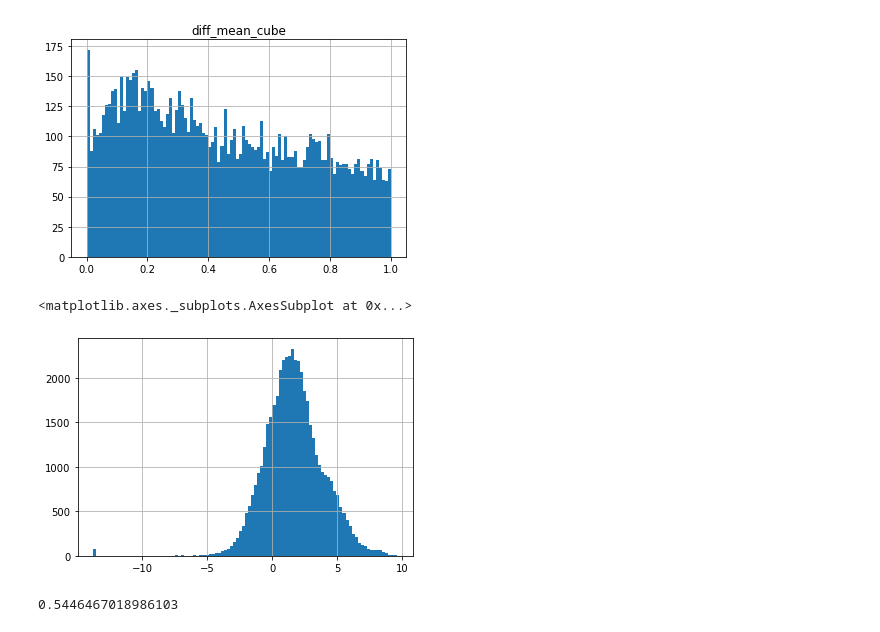
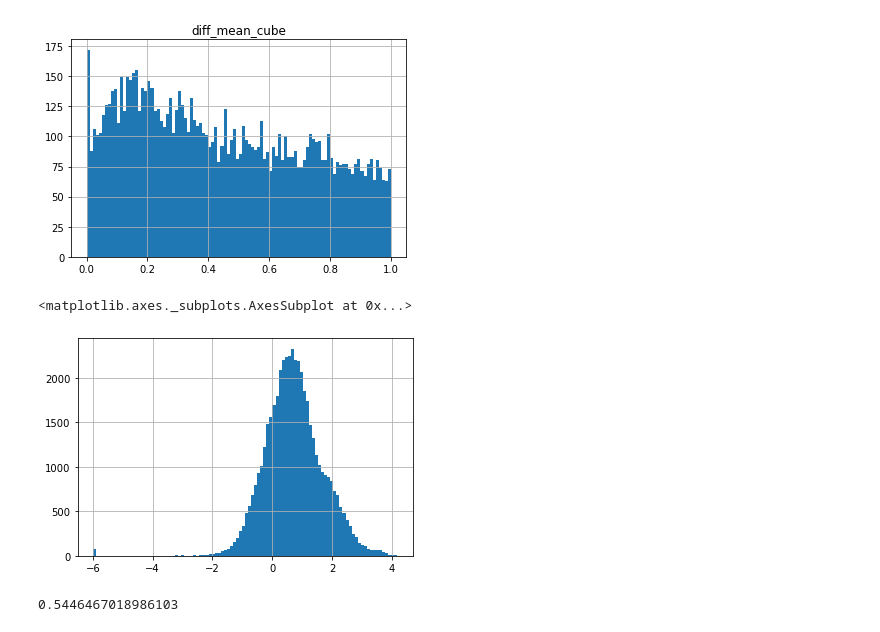
Before and after one commit to TrentonBush/turbulence_spectra, a Jupyter notebook: notebooks/05 seasonal analysis.ipynb, the cells around one changed output. Drawn from its saved outputs; the diff is of its cells as text; code cells hidden in the pictures.

```diff
--- a/notebooks/05 seasonal analysis.ipynb
+++ b/notebooks/05 seasonal analysis.ipynb
@@ -104,10 +108,10 @@ array([[<matplotlib.axes._subplots.AxesSubplot object at 0x...>]],
       dtype=object)
 [figure]
 # %%
-np.log(s119['diff_mean_cube'] + 1e-6).hist(bins=100)
+np.log10(s119['diff_mean_cube'] + 1e-6).hist(bins=100)
 # %% [output]
 <matplotlib.axes._subplots.AxesSubplot at 0x...>
-[figure, old version]
+[figure, new version]
 # %%
 ((s119['waked_frac'] <= 0.1) & (s119['nan_count'] < 500)).mean()
 # %% [output]
```
Also changed, not shown: parts of 54 cells of this notebook.
